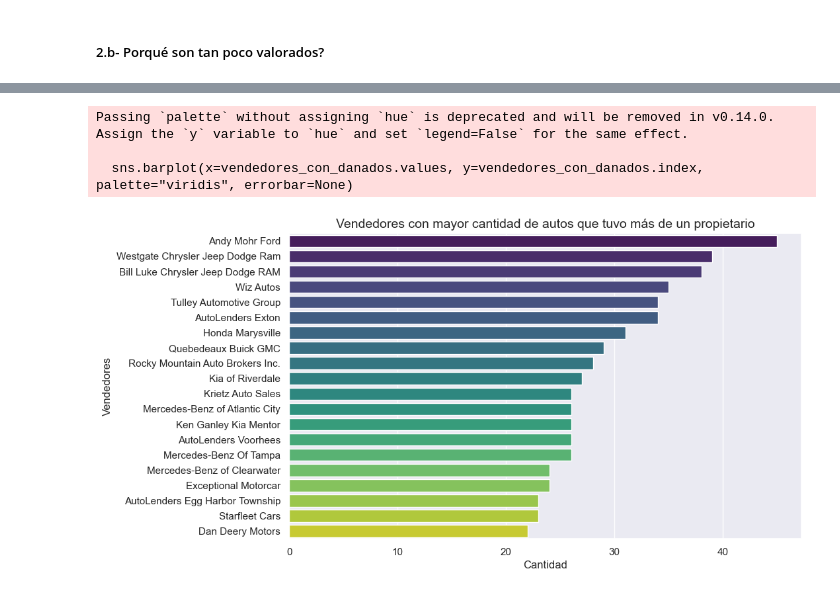
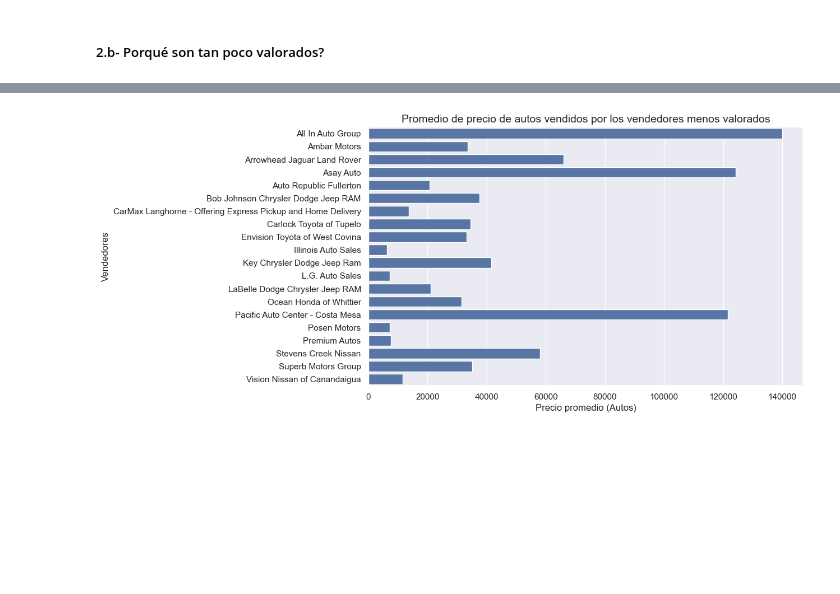
Before and after one commit to emalincic/Primer_Entrega_DS2, a Jupyter notebook: Asistencia_precios.ipynb, the cells around one changed output, grey strips where cells are left out. Saved outputs shown, nothing was run; the diff lists cells and outputs as text; code cells hidden in the pictures; blank space fills up the shorter version.

```diff
--- a/Asistencia_precios.ipynb
+++ b/Asistencia_precios.ipynb
@@ -386,14 +399,11 @@ Passing `palette` without assigning `hue` is deprecated and will be removed in v
-# %%
-plt.figure(figsize=(10, 6))
-autos_danados = data[data["PrimerPrpietario"] == 0]
-vendedores_con_danados = autos_danados["Vendedor"].value_counts().head(20)
-sns.barplot(x=vendedores_con_danados.values, y=vendedores_con_danados.index, palette="viridis", errorbar=None)
-plt.title("Vendedores con mayor cantidad de autos que tuvo más de un propietario", fontsize=14)
-plt.xlabel("Cantidad")
-plt.ylabel("Vendedores")
-plt.show()
-# %% [output]
-Passing `palette` without assigning `hue` is deprecated and will be removed in v0.14.0. Assign the `y` variable to `hue` and set `legend=False` for the same effect.
-
-  sns.barplot(x=vendedores_con_danados.values, y=vendedores_con_danados.index, palette="viridis", errorbar=None)
-[figure, removed]
+# %%
+menos_valorados = puntajeven.index
+precioprom = data[data["Vendedor"].isin(menos_valorados)].groupby("Vendedor")["Precio"].mean()
+plt.figure(figsize=(10, 6))
+sns.barplot(x=precioprom.values, y=precioprom.index)
+plt.title("Promedio de precio de autos vendidos por los vendedores menos valorados", fontsize=14)
+plt.xlabel("Precio promedio (Autos)")
+plt.ylabel("Vendedores")
+plt.show()
+# %% [output]
+[figure, added]
```
Also changed, not shown: parts of 5 cells of this notebook, 1 other file.
